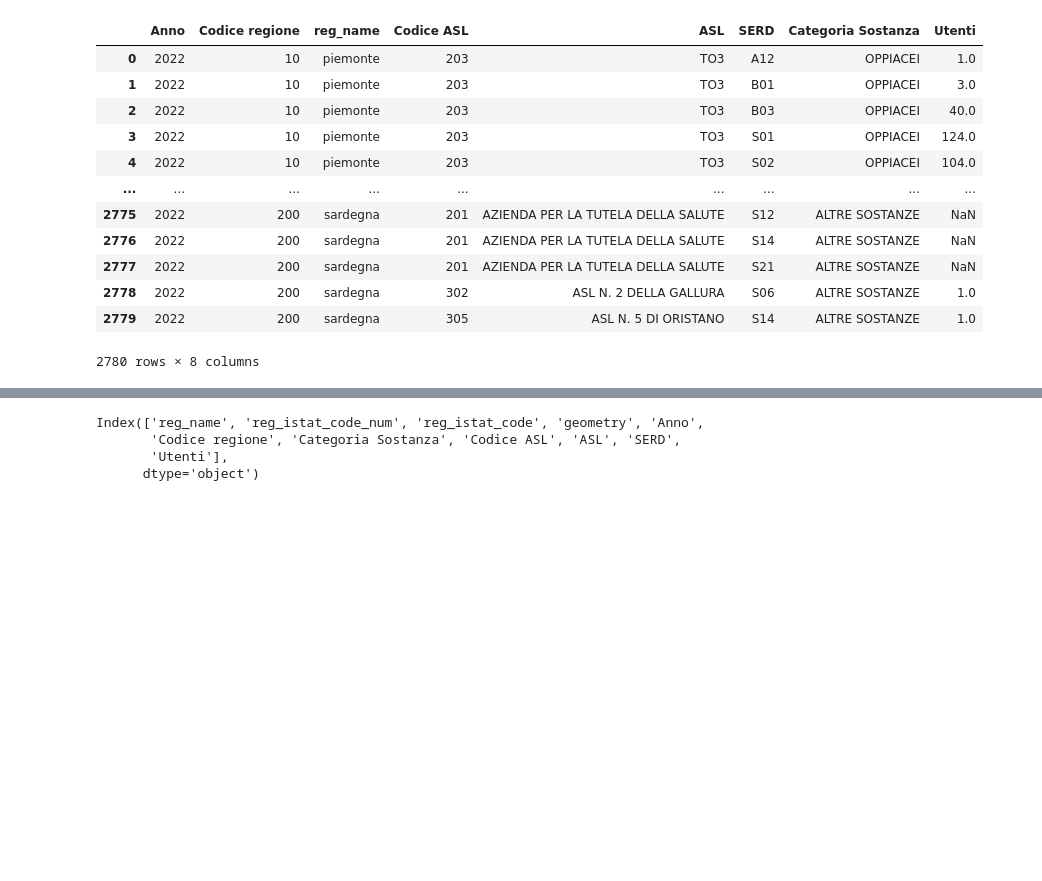
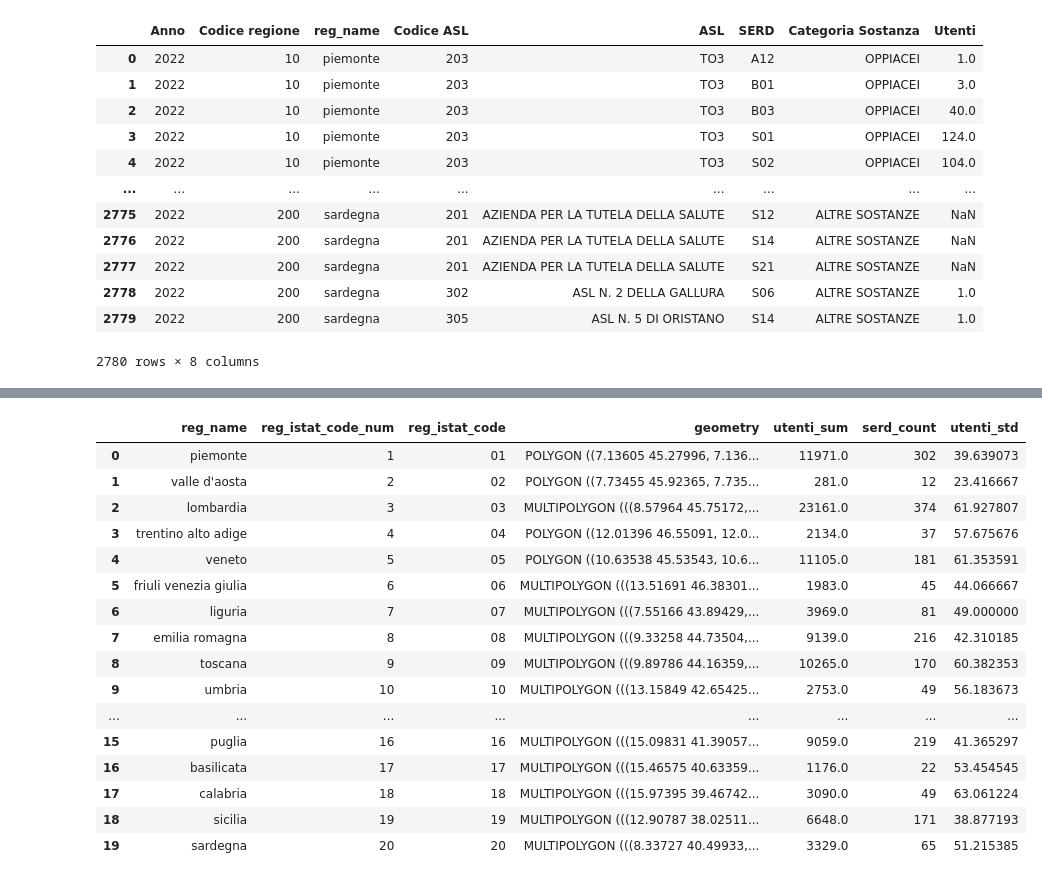
Before and after one commit to armandoschianodicola/italy-stats, a Jupyter notebook: 001/main.ipynb, the cells around one changed output, grey strips where cells are left out. Saved outputs shown, nothing was run; the diff lists cells and outputs as text; code cells hidden in the pictures; blank space fills up the shorter version.

```diff
--- a/001/main.ipynb
+++ b/001/main.ipynb
@@ -179,8 +182,21 @@ regions_df
-# %%
-regions_df.columns
-# %% [output]
-Index(['reg_name', 'reg_istat_code_num', 'reg_istat_code', 'geometry', 'Anno',
-       'Codice regione', 'Categoria Sostanza', 'Codice ASL', 'ASL', 'SERD',
-       'Utenti'],
-      dtype='object')
+# %%
+gdf_oppiacei
+# %% [output]
+|  | reg_name | reg_istat_code_num | reg_istat_code | geometry | utenti_sum | serd_count | utenti_std |
+| 0 | piemonte | 1 | 01 | POLYGON ((7.13605 45.27996, 7.136... | 11971.0 | 302 | 39.639073 |
+| 1 | valle d'aosta | 2 | 02 | POLYGON ((7.73455 45.92365, 7.735... | 281.0 | 12 | 23.416667 |
+| 2 | lombardia | 3 | 03 | MULTIPOLYGON (((8.57964 45.75172,... | 23161.0 | 374 | 61.927807 |
+| 3 | trentino alto adige | 4 | 04 | POLYGON ((12.01396 46.55091, 12.0... | 2134.0 | 37 | 57.675676 |
+| 4 | veneto | 5 | 05 | POLYGON ((10.63538 45.53543, 10.6... | 11105.0 | 181 | 61.353591 |
+| 5 | friuli venezia giulia | 6 | 06 | MULTIPOLYGON (((13.51691 46.38301... | 1983.0 | 45 | 44.066667 |
+| 6 | liguria | 7 | 07 | MULTIPOLYGON (((7.55166 43.89429,... | 3969.0 | 81 | 49.000000 |
+| 7 | emilia romagna | 8 | 08 | MULTIPOLYGON (((9.33258 44.73504,... | 9139.0 | 216 | 42.310185 |
+| 8 | toscana | 9 | 09 | MULTIPOLYGON (((9.89786 44.16359,... | 10265.0 | 170 | 60.382353 |
+| 9 | umbria | 10 | 10 | MULTIPOLYGON (((13.15849 42.65425... | 2753.0 | 49 | 56.183673 |
+| ... | ... | ... | ... | ... | ... | ... | ... |
+| 15 | puglia | 16 | 16 | MULTIPOLYGON (((15.09831 41.39057... | 9059.0 | 219 | 41.365297 |
+| 16 | basilicata | 17 | 17 | MULTIPOLYGON (((15.46575 40.63359... | 1176.0 | 22 | 53.454545 |
+| 17 | calabria | 18 | 18 | MULTIPOLYGON (((15.97395 39.46742... | 3090.0 | 49 | 63.061224 |
+| 18 | sicilia | 19 | 19 | MULTIPOLYGON (((12.90787 38.02511... | 6648.0 | 171 | 38.877193 |
+| 19 | sardegna | 20 | 20 | MULTIPOLYGON (((8.33727 40.49933,... | 3329.0 | 65 | 51.215385 |
 # %%
```
Also changed, not shown: parts of 23 cells of this notebook.
